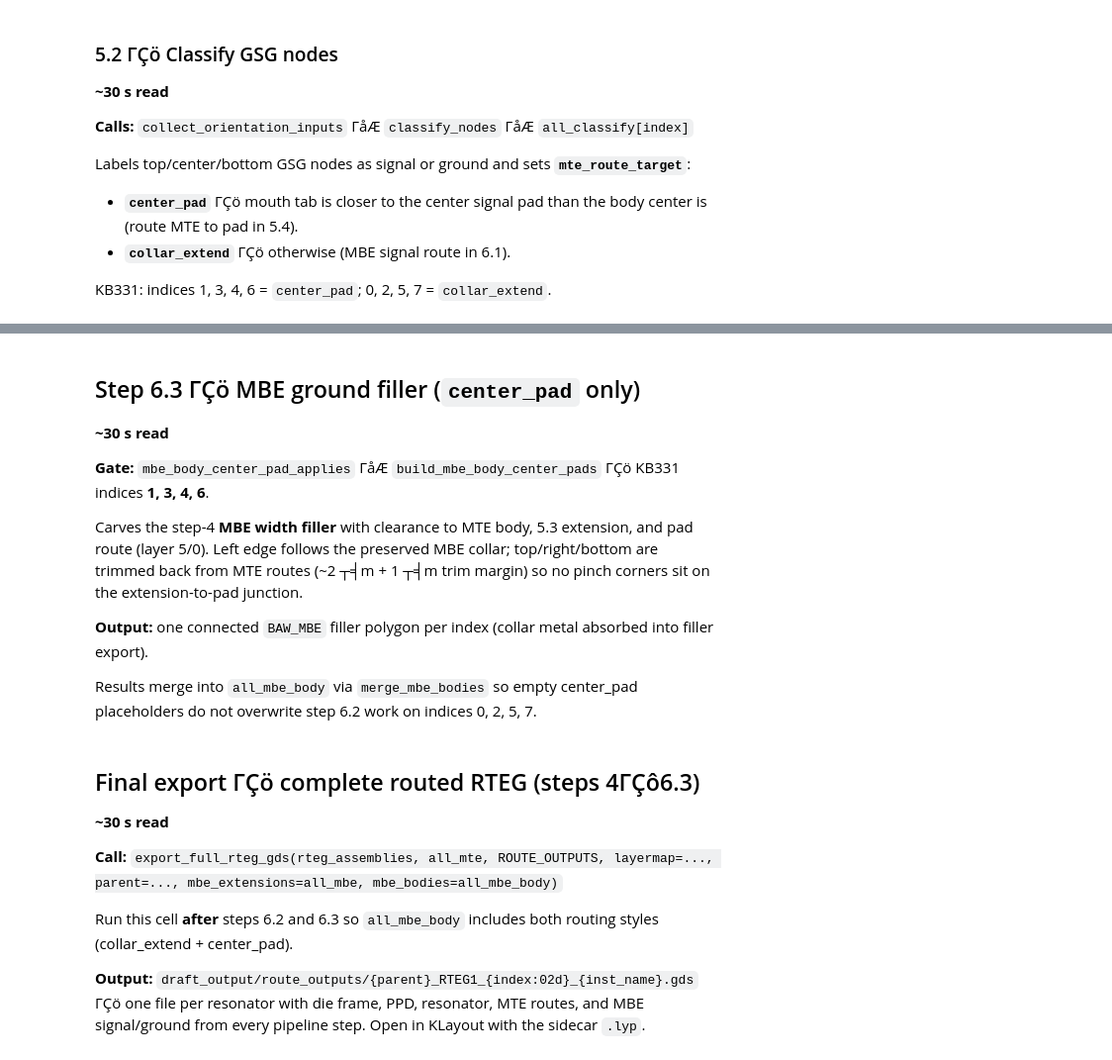
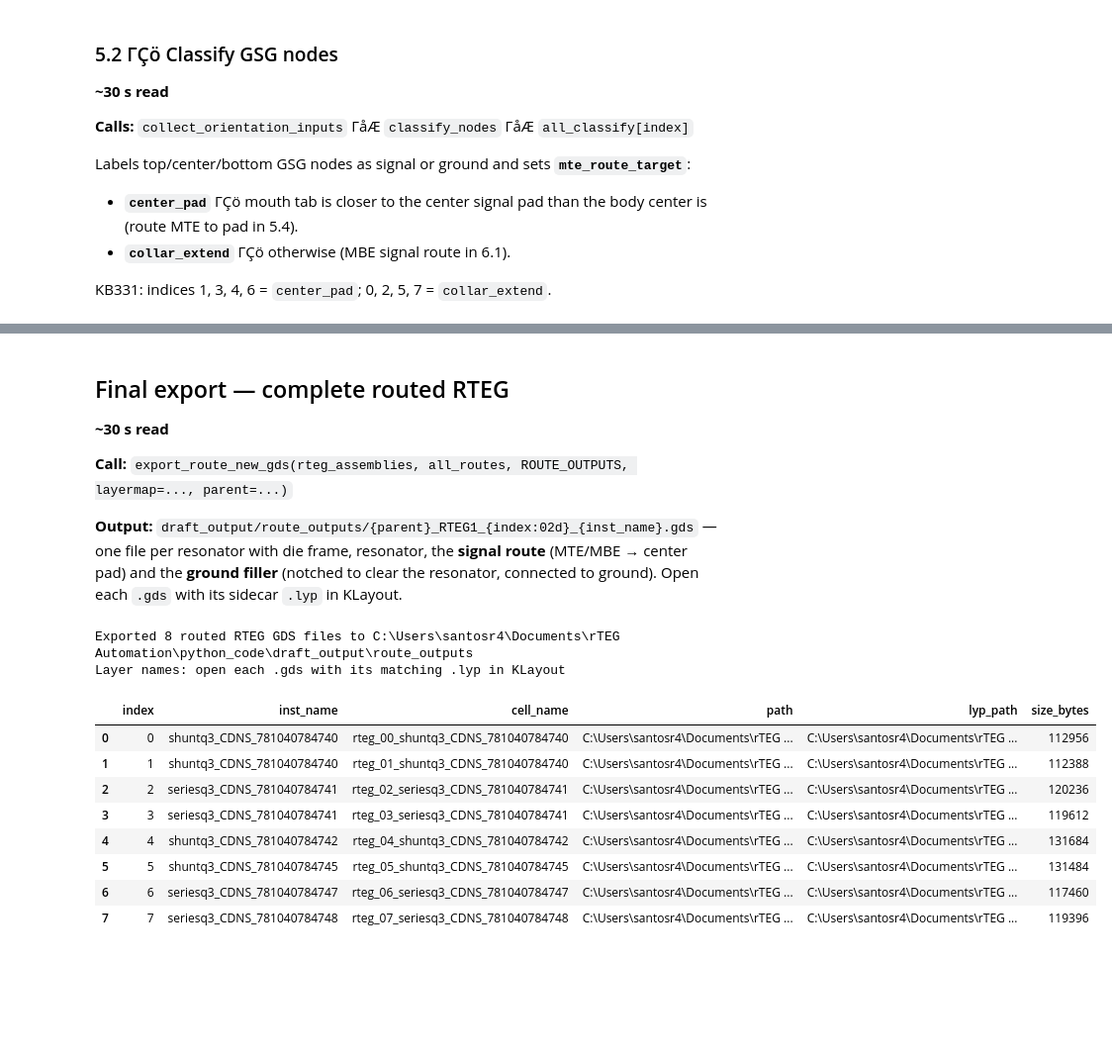
Before and after one commit to ReubenSKWS/rteg-automation, a Jupyter notebook: python_code/single_run.ipynb, the cells around one changed output, grey strips where cells are left out. Shown at 99% size. Drawn from its saved outputs; the diff is of its cells as text; code cells hidden in the pictures; blank space fills up the shorter version.

```diff
--- a/python_code/single_run.ipynb
+++ b/python_code/single_run.ipynb
@@ -701,12 +685,0 @@ print(f"Drew MBE ground body for {body_drawn} polygon piece(s) (collar_extend)")
-# %% [markdown]
-## Step 6.3 ΓÇö MBE ground filler (`center_pad` only)
-
-**~30 s read**
-
-**Gate:** `mbe_body_center_pad_applies` ΓåÆ `build_mbe_body_center_pads` ΓÇö KB331 indices **1, 3, 4, 6**.
-
-Carves the step-4 **MBE width filler** with clearance to MTE body, 5.3 extension, and pad route (layer 5/0). Left edge follows the preserved MBE collar; top/right/bottom are trimmed back from MTE routes (~2 ┬╡m + 1 ┬╡m trim margin) so no pinch corners sit on the extension-to-pad junction.
-
-**Output:** one connected `BAW_MBE` filler polygon per index (collar metal absorbed into filler export).
-
-Results merge into `all_mbe_body` via `merge_mbe_bodies` so empty center_pad placeholders do not overwrite step 6.2 work on indices 0, 2, 5, 7.
@@ -743,32 +686,40 @@ print(f"Drew MBE ground filler for {body_drawn} polygon piece(s) (center_pad)")
 # %% [markdown]
-## Final export ΓÇö complete routed RTEG (steps 4ΓÇô6.3)
+## Final export — complete routed RTEG
 
 **~30 s read**
 
-**Call:** `export_full_rteg_gds(rteg_assemblies, all_mte, ROUTE_OUTPUTS, layermap=..., parent=..., mbe_extensions=all_mbe, mbe_bodies=all_mbe_body)`
+**Call:** `export_route_new_gds(rteg_assemblies, all_routes, ROUTE_OUTPUTS, layermap=..., parent=...)`
 
-Run this cell **after** steps 6.2 and 6.3 so `all_mbe_body` includes both routing styles (collar_extend + center_pad).
-
-**Output:** `draft_output/route_outputs/{parent}_RTEG1_{index:02d}_{inst_name}.gds` ΓÇö one file per resonator with die frame, PPD, resonator, MTE routes, and MBE signal/ground from every pipeline step. Open in KLayout with the sidecar `.lyp`.
+**Output:** `draft_output/route_outputs/{parent}_RTEG1_{index:02d}_{inst_name}.gds` — one file per resonator with die frame, resonator, the **signal route** (MTE/MBE → center pad) and the **ground filler** (notched to clear the resonator, connected to ground). Open each `.gds` with its sidecar `.lyp` in KLayout.
 # %%
-# Final export — all pipeline geometry in one GDS per resonator.
+# Final export — complete routed RTEG (signal route + ground filler) per resonator.
 
 from src.export_gds import export_summary_df
-from src.rteg_mte_extensions import export_full_rteg_gds
+from src.rteg_route_new import export_route_new_gds
 
 ROUTE_OUTPUTS.mkdir(parents=True, exist_ok=True)
 final_export_df = export_summary_df(
-    export_full_rteg_gds(
+    export_route_new_gds(
         rteg_assemblies,
-        all_mte,
+        all_routes,
         ROUTE_OUTPUTS,
         layermap=layermap,
         parent=parent,
-        mbe_extensions=all_mbe,
-        mbe_bodies=all_mbe_body,
     )
 )
 
-print(f"Exported {len(final_export_df)} complete RTEG GDS files to {ROUTE_OUTPUTS}")
+print(f"Exported {len(final_export_df)} routed RTEG GDS files to {ROUTE_OUTPUTS}")
 print("Layer names: open each .gds with its matching .lyp in KLayout")
 display(final_export_df)
+# %% [output]
+Exported 8 routed RTEG GDS files to C:\Users\santosr4\Documents\rTEG Automation\python_code\draft_output\route_outputs
+Layer names: open each .gds with its matching .lyp in KLayout
+|  | index | inst_name | cell_name | path | lyp_path | size_bytes |
+| 0 | 0 | shuntq3_CDNS_781040784740 | rteg_00_shuntq3_CDNS_781040784740 | C:\Users\santosr4\Documents\rTEG ... | C:\Users\santosr4\Documents\rTEG ... | 112956 |
+| 1 | 1 | shuntq3_CDNS_781040784740 | rteg_01_shuntq3_CDNS_781040784740 | C:\Users\santosr4\Documents\rTEG ... | C:\Users\santosr4\Documents\rTEG ... | 112388 |
+| 2 | 2 | seriesq3_CDNS_781040784741 | rteg_02_seriesq3_CDNS_781040784741 | C:\Users\santosr4\Documents\rTEG ... | C:\Users\santosr4\Documents\rTEG ... | 120236 |
+| 3 | 3 | seriesq3_CDNS_781040784741 | rteg_03_seriesq3_CDNS_781040784741 | C:\Users\santosr4\Documents\rTEG ... | C:\Users\santosr4\Documents\rTEG ... | 119612 |
+| 4 | 4 | shuntq3_CDNS_781040784742 | rteg_04_shuntq3_CDNS_781040784742 | C:\Users\santosr4\Documents\rTEG ... | C:\Users\santosr4\Documents\rTEG ... | 131684 |
+| 5 | 5 | shuntq3_CDNS_781040784745 | rteg_05_shuntq3_CDNS_781040784745 | C:\Users\santosr4\Documents\rTEG ... | C:\Users\santosr4\Documents\rTEG ... | 131484 |
+| 6 | 6 | seriesq3_CDNS_781040784747 | rteg_06_seriesq3_CDNS_781040784747 | C:\Users\santosr4\Documents\rTEG ... | C:\Users\santosr4\Documents\rTEG ... | 117460 |
+| 7 | 7 | seriesq3_CDNS_781040784748 | rteg_07_seriesq3_CDNS_781040784748 | C:\Users\santosr4\Documents\rTEG ... | C:\Users\santosr4\Documents\rTEG ... | 119396 |
```
Also changed, not shown: parts of 22 cells of this notebook, 10 other files.
